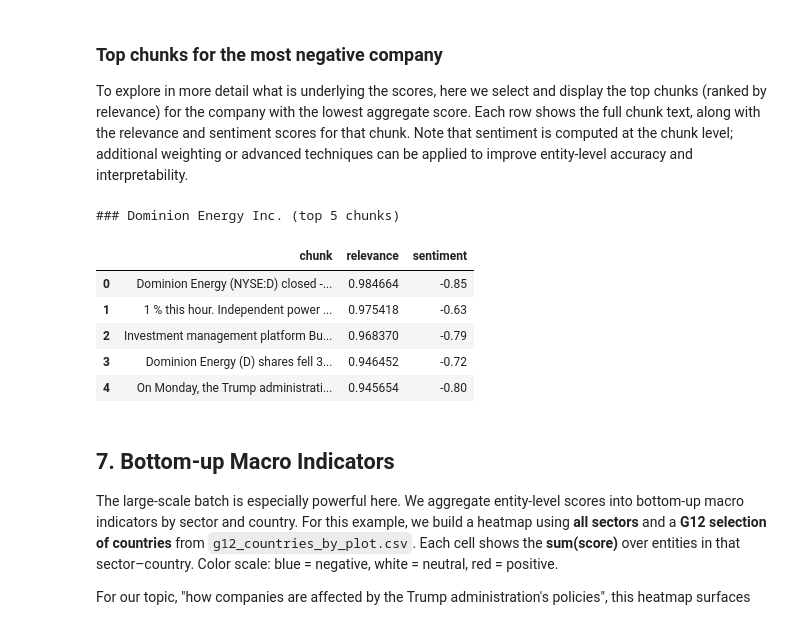
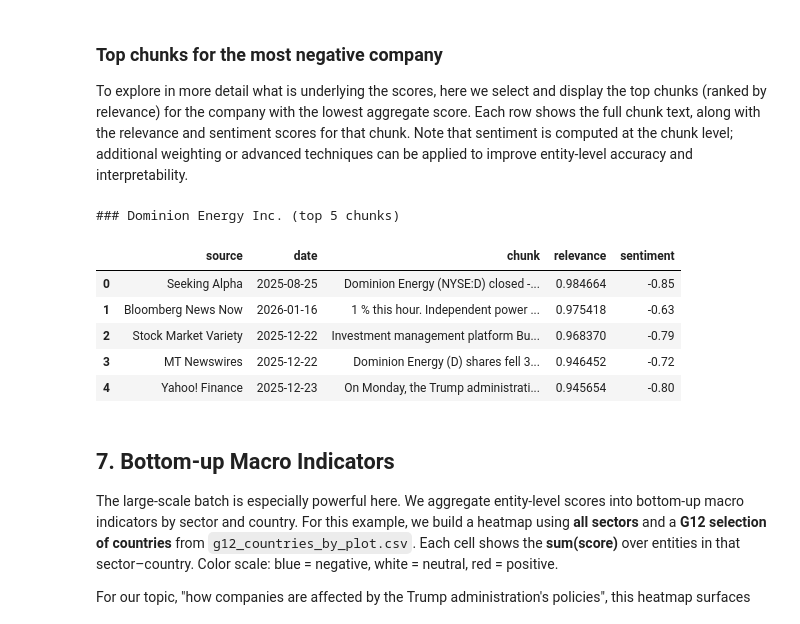
Before and after one commit to Bigdata-com/bigdata-cookbook, a Jupyter notebook: Batch_Search_API/Batch_Search_API.ipynb, the cells around one changed output. Drawn from its saved outputs; the diff is of its cells as text; code cells hidden in the pictures.

```diff
--- a/Batch_Search_API/Batch_Search_API.ipynb
+++ b/Batch_Search_API/Batch_Search_API.ipynb
@@ -324,6 +324,9 @@ with open(path_to_use) as f:
         q = query_lines[line_idx].get("query", {}) if line_idx < len(query_lines) else {}
         query_ids = {str(e) for e in ((q.get("filters") or {}).get("entity") or {}).get("any_of") or []}
         for doc in rec.get("response", {}).get("results") or rec.get("results") or []:
+            doc_source = (doc.get("source") or {}).get("name", "")
+            doc_ts = doc.get("timestamp") or ""
+            doc_date = doc_ts[:10] if isinstance(doc_ts, str) and len(doc_ts) >= 10 else doc_ts
             for ch in doc.get("chunks") or []:
                 text = ch.get("text", "")
                 rel, sent = ch.get("relevance"), ch.get("sentiment")
@@ -335,40 +338,42 @@ with open(path_to_use) as f:
                     eid = d.get("id")
                     if not eid or eid not in targets or eid not in query_ids:
                         continue
                     impact = abs(rel * sent)
                     key = (eid, text)
                     if key not in best_by_text or rel > best_by_text[key]["relevance"]:
                         best_by_text[key] = {
                             "company": targets[eid],
                             "chunk": text,
                             "relevance": rel,
                             "sentiment": sent,
                             "impact": impact,
                             "entity_id": eid,
+                            "source": doc_source,
+                            "date": doc_date,
                         }
                     break
 
 chunk_rows = list(best_by_text.values())
 
 df_chunks = pd.DataFrame(chunk_rows)
 if df_chunks.empty:
     print("No chunks found for the most positive/negative companies.")
 else:
     df_chunks = df_chunks.sort_values("relevance", ascending=False)
     for entity_id, name in targets.items():
         sub = df_chunks[df_chunks["entity_id"] == entity_id].head(TOP_N_CHUNKS)
         if sub.empty:
             continue
         print(f"\n### {name} (top {TOP_N_CHUNKS} chunks)\n")
-        display(sub[["chunk", "relevance", "sentiment"]])
+        display(sub[["source", "date", "chunk", "relevance", "sentiment"]])
 # %% [output]
 ### Dominion Energy Inc. (top 5 chunks)
-|  | chunk | relevance | sentiment |
-| 0 | Dominion Energy (NYSE:D) closed -... | 0.984664 | -0.85 |
-| 1 | 1 % this hour. Independent power ... | 0.975418 | -0.63 |
-| 2 | Investment management platform Bu... | 0.968370 | -0.79 |
-| 3 | Dominion Energy (D) shares fell 3... | 0.946452 | -0.72 |
-| 4 | On Monday, the Trump administrati... | 0.945654 | -0.80 |
+|  | source | date | chunk | relevance | sentiment |
+| 0 | Seeking Alpha | 2025-08-25 | Dominion Energy (NYSE:D) closed -... | 0.984664 | -0.85 |
+| 1 | Bloomberg News Now | 2026-01-16 | 1 % this hour. Independent power ... | 0.975418 | -0.63 |
+| 2 | Stock Market Variety | 2025-12-22 | Investment management platform Bu... | 0.968370 | -0.79 |
+| 3 | MT Newswires | 2025-12-22 | Dominion Energy (D) shares fell 3... | 0.946452 | -0.72 |
+| 4 | Yahoo! Finance | 2025-12-23 | On Monday, the Trump administrati... | 0.945654 | -0.80 |
 # %% [markdown]
 ## 7. Bottom-up Macro Indicators
 
```
Also changed, not shown: parts of 1 cell of this notebook, 46 other files.
